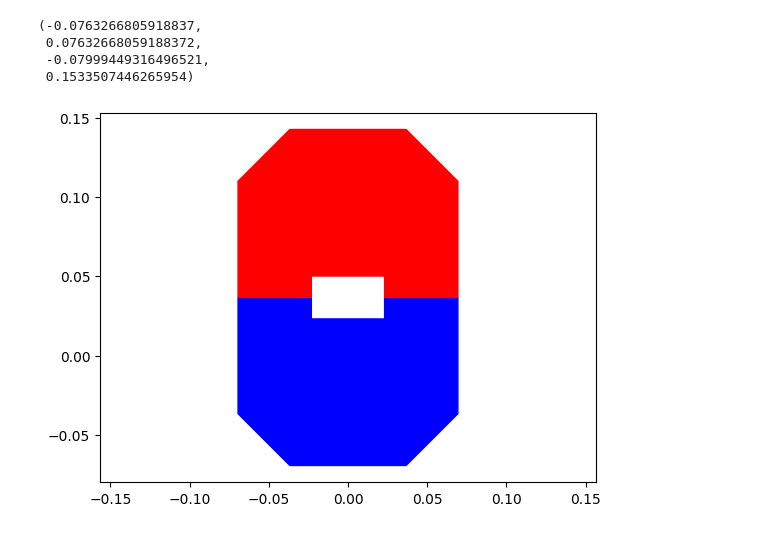
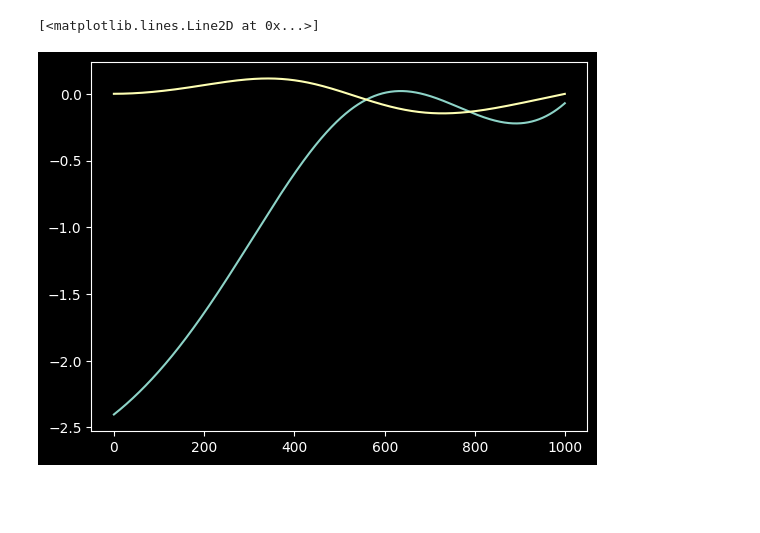
Before and after one commit to itsameWolf/datom-models, a Jupyter notebook: datom_mathematical_model.ipynb, the cells around one changed output. Drawn from its saved outputs; the diff is of its cells as text; code cells hidden in the pictures; blank space fills up the shorter version.

```diff
--- a/datom_mathematical_model.ipynb
+++ b/datom_mathematical_model.ipynb
@@ -349,20 +386,9 @@ ax.axis('equal')
-# %%
-MonadOnMonad(monad1,monad2,0)
-
-monad1_outline = ptc.Polygon(monad1.Getjoints(),color='b')
-monad2_outline = ptc.Polygon(monad2.Getjoints(),color='r')
-
-fig,ax = plt.subplots()
-
-ax.add_patch(monad1_outline)
-ax.add_patch(monad2_outline)
-ax.axis('equal')
-# %% [output]
-(-0.0763266805918837,
- 0.07632668059188372,
- -0.07999449316496521,
- 0.1533507446265954)
-[figure, removed]
+# %%
+plt.plot(range(steps),force_array_static)
+plt.plot(range(steps),force_array_mobile)
+# %% [output]
+[<matplotlib.lines.Line2D at 0x...>]
+[figure, added]
 # %%
 anim_fig = plt.figure()
 anim_plot = anim_fig.add_subplot()
```
Also changed, not shown: parts of 10 cells of this notebook, 4 other files.
